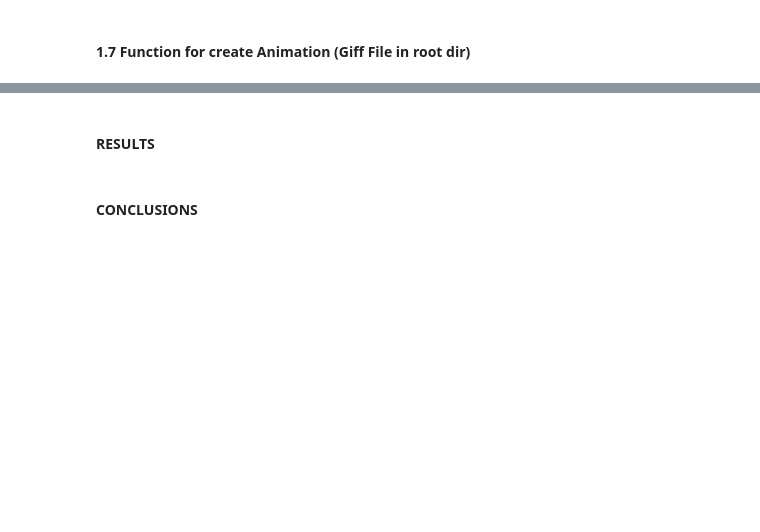
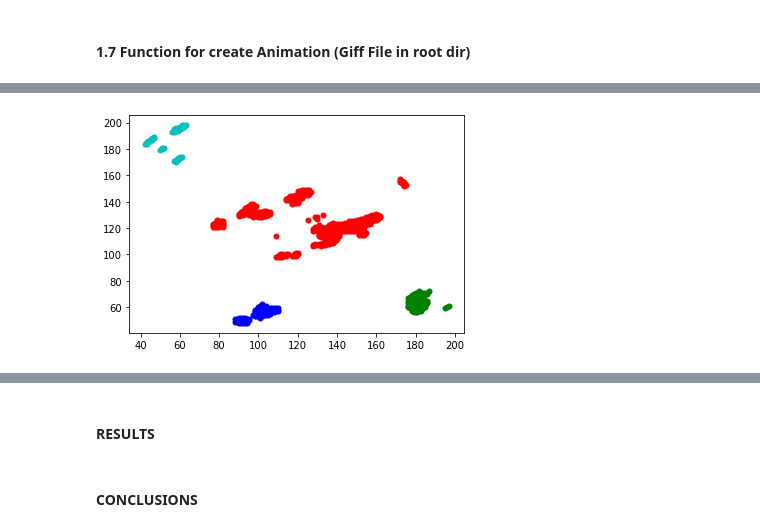
Before and after one commit to helvecioneto/CAP-394, a Jupyter notebook: 01-EDA.ipynb, the cells around one changed output, grey strips where cells are left out. Drawn from its saved outputs; the diff is of its cells as text; code cells hidden in the pictures; blank space fills up the shorter version.

Commit message:
Clustering

```diff
--- a/01-EDA.ipynb
+++ b/01-EDA.ipynb
@@ -320,0 +308,36 @@ MovieWriter imagemagick unavailable; trying to use <class 'matplotlib.animation.
+# %%
+nframe = 0
+
+dx ,dy = [],[]
+
+for i in range(241):
+    for j in range(241):
+        if not np.isnan(frames[nframe][i][j]) and frames[nframe][i][j] > 0:
+            dx.append(i)
+            dy.append(j)
+
+dim = len(dx)
+matrix = np.ndarray(shape=(dim, 2), dtype='float32')
+
+for x in range(dim):
+	matrix[x] = (dx[x], dy[x])
+
+ms = MeanShift()
+ms.fit(matrix)
+labels = ms.labels_
+cluster_centers = ms.cluster_centers_
+n_clusters_ = len(np.unique(labels))
+
+
+colors = 10*['r.','g.','b.','c.','k.','y.','m.']
+
+for i in range(len(matrix)):
+    plt.plot(matrix[i][1], matrix[i][0], colors[labels[i]], markersize = 10)
+
+# plt.title('Estimated number of clusters: %d' % n_clusters_)
+# plt.scatter(cluster_centers[:,1], cluster_centers[:,0],
+#             marker = 'x', s=150, linewidths=10, zorder=10)
+
+# plt.show()
+# %% [output]
+[figure, added]
```
Also changed, not shown: parts of 4 cells of this notebook.
